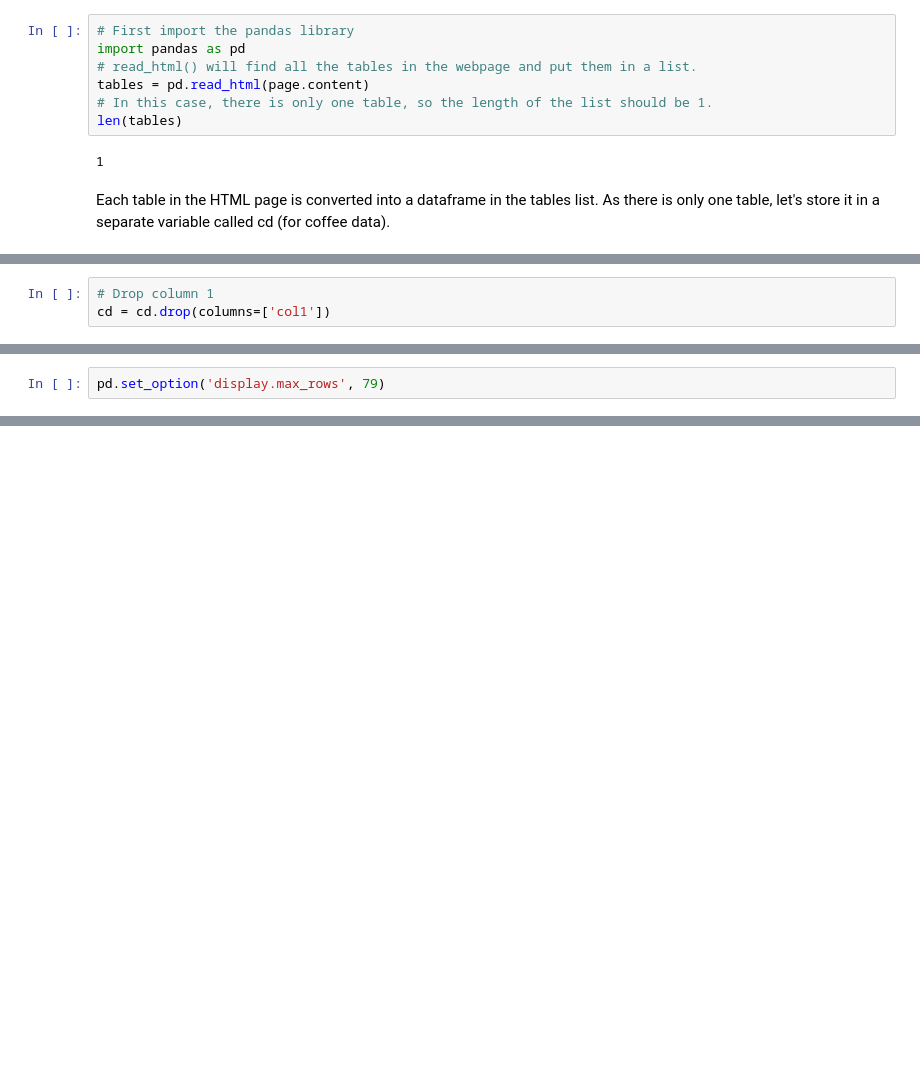
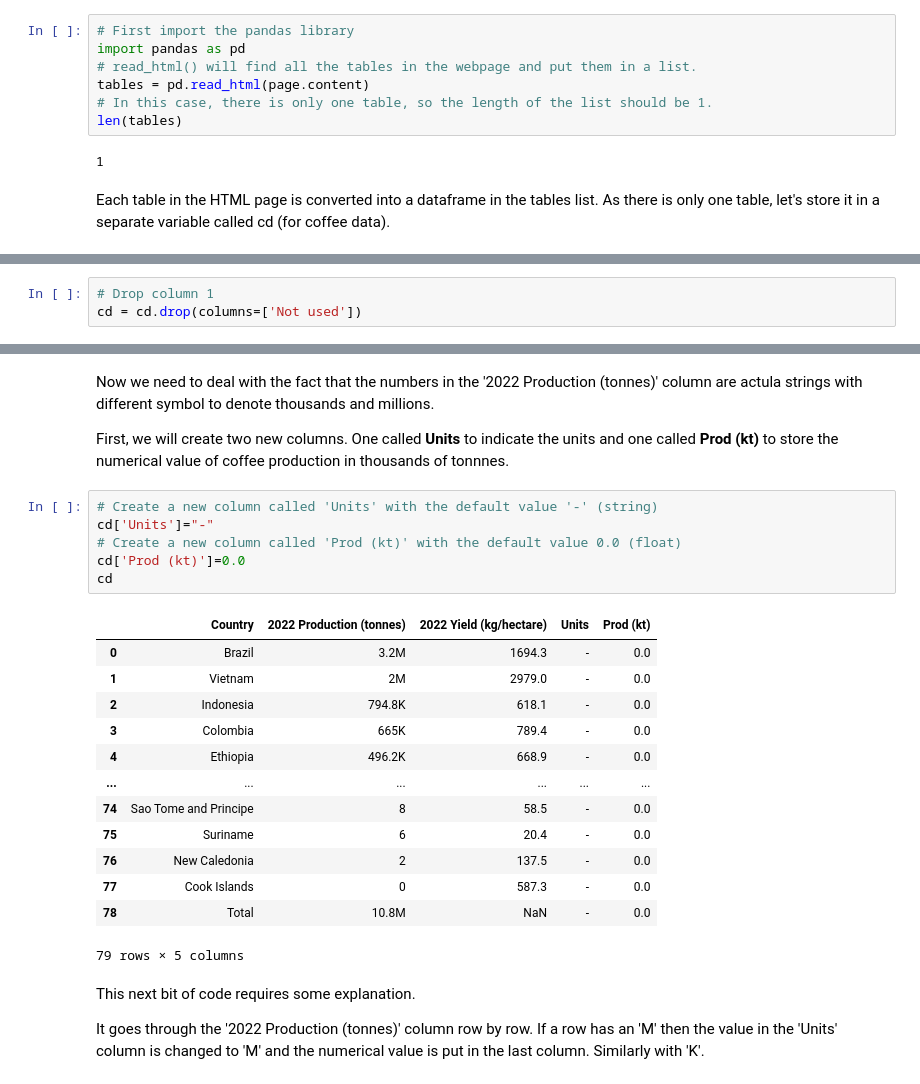
Before and after one commit to guyfrancis/dat1001, a Jupyter notebook: Pandas_II.ipynb, the cells around one changed output, grey strips where cells are left out. Cells and saved outputs as stored; diff of their text form; blank space fills up the shorter version.

```diff
--- a/Pandas_II.ipynb
+++ b/Pandas_II.ipynb
@@ -76,4 +106,4 @@ cd
 # %%
 # Drop column 1
-cd = cd.drop(columns=['col1'])
+cd = cd.drop(columns=['Not used'])
 # %%
@@ -81,2 +113,0 @@ cd.shape
-# %%
-pd.set_option('display.max_rows', 79)
@@ -206,0 +114,28 @@ for val in cd['2022 Production (tonnes)']:
+# %% [markdown]
+Now we need to deal with the fact that the numbers in the '2022 Production (tonnes)' column are actula strings with different symbol to denote thousands and millions.
+
+First, we will create two new columns. One called **Units** to indicate the units and one called **Prod (kt)** to store the numerical value of coffee production in thousands of tonnnes.
+# %%
+# Create a new column called 'Units' with the default value '-' (string)
+cd['Units']="-"
+# Create a new column called 'Prod (kt)' with the default value 0.0 (float)
+cd['Prod (kt)']=0.0
+cd
+# %% [output]
+|  | Country | 2022 Production (tonnes) | 2022 Yield (kg/hectare) | Units | Prod (kt) |
+| 0 | Brazil | 3.2M | 1694.3 | - | 0.0 |
+| 1 | Vietnam | 2M | 2979.0 | - | 0.0 |
+| 2 | Indonesia | 794.8K | 618.1 | - | 0.0 |
+| 3 | Colombia | 665K | 789.4 | - | 0.0 |
+| 4 | Ethiopia | 496.2K | 668.9 | - | 0.0 |
+| ... | ... | ... | ... | ... | ... |
+| 74 | Sao Tome and Principe | 8 | 58.5 | - | 0.0 |
+| 75 | Suriname | 6 | 20.4 | - | 0.0 |
+| 76 | New Caledonia | 2 | 137.5 | - | 0.0 |
+| 77 | Cook Islands | 0 | 587.3 | - | 0.0 |
+| 78 | Total | 10.8M | NaN | - | 0.0 |
+79 rows × 5 columns
+# %% [markdown]
+This next bit of code requires some explanation.
+
+It goes through the '2022 Production (tonnes)' column row by row. If a row has an 'M' then the value in the 'Units' column is changed to 'M' and the numerical value is put in the last column. Similarly with 'K'.
```
Also changed, not shown: parts of 14 cells of this notebook.
